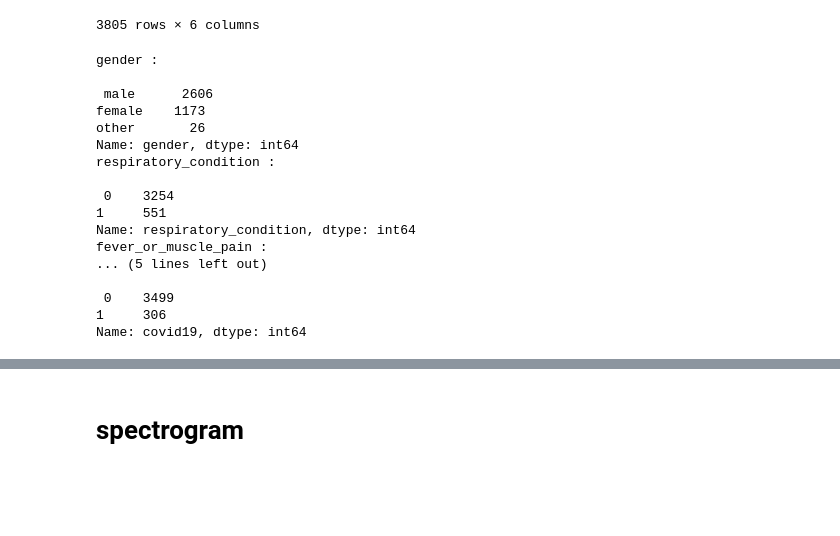
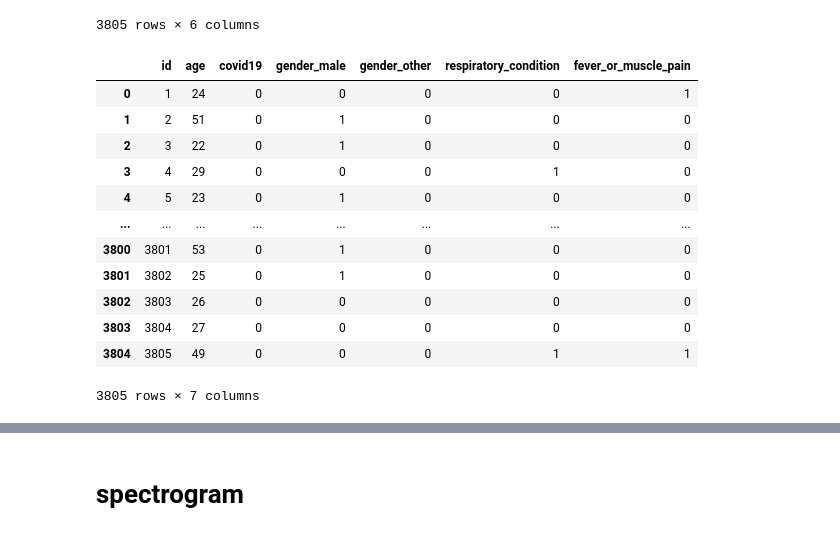
Before and after one commit to bub3690/dacon_study, a Jupyter notebook: covid19/EDA.ipynb, the cells around one changed output, grey strips where cells are left out. Saved outputs shown, nothing was run; the diff lists cells and outputs as text; code cells hidden in the pictures; blank space fills up the shorter version.

```diff
--- a/covid19/EDA.ipynb
+++ b/covid19/EDA.ipynb
@@ -44,26 +69,5 @@ train_df
 | 3803 | 3804 | 27 | female | 0 | 0 | 0 |
 | 3804 | 3805 | 49 | female | 1 | 1 | 0 |
 3805 rows × 6 columns
-# %%
-print('gender : \n\n',train_df['gender'].value_counts())
-print('respiratory_condition : \n\n',train_df['respiratory_condition'].value_counts())
-print('fever_or_muscle_pain : \n\n',train_df['fever_or_muscle_pain'].value_counts())
-print('covid19 : \n\n',train_df['covid19'].value_counts())
-# %% [output]
-gender :
-
- male      2606
-female    1173
-other       26
-Name: gender, dtype: int64
-respiratory_condition :
-
- 0    3254
-1     551
-Name: respiratory_condition, dtype: int64
-fever_or_muscle_pain :
-... (5 lines left out)
-
- 0    3499
-1     306
-Name: covid19, dtype: int64
+# %%
+train_df[['gender','respiratory_condition','fever_or_muscle_pain']] = train_df[['gender','respiratory_condition','fever_or_muscle_pain']].astype('category')
@@ -69,0 +76,21 @@ Name: covid19, dtype: int64
+# %%
+train_df=pd.get_dummies(train_df,drop_first=True)
+# %%
+train_df.columns = ['id', 'age','covid19','gender_male', 'gender_other', 'respiratory_condition',
+       'fever_or_muscle_pain']
+# %%
+train_df
+# %% [output]
+|  | id | age | covid19 | gender_male | gender_other | respiratory_condition | fever_or_muscle_pain |
+| 0 | 1 | 24 | 0 | 0 | 0 | 0 | 1 |
+| 1 | 2 | 51 | 0 | 1 | 0 | 0 | 0 |
+| 2 | 3 | 22 | 0 | 1 | 0 | 0 | 0 |
+| 3 | 4 | 29 | 0 | 0 | 0 | 1 | 0 |
+| 4 | 5 | 23 | 0 | 1 | 0 | 0 | 0 |
+| ... | ... | ... | ... | ... | ... | ... | ... |
+| 3800 | 3801 | 53 | 0 | 1 | 0 | 0 | 0 |
+| 3801 | 3802 | 25 | 0 | 1 | 0 | 0 | 0 |
+| 3802 | 3803 | 26 | 0 | 0 | 0 | 0 | 0 |
+| 3803 | 3804 | 27 | 0 | 0 | 0 | 0 | 0 |
+| 3804 | 3805 | 49 | 0 | 0 | 0 | 1 | 1 |
+3805 rows × 7 columns
```
Also changed, not shown: parts of 9 cells of this notebook, 3 other files.
